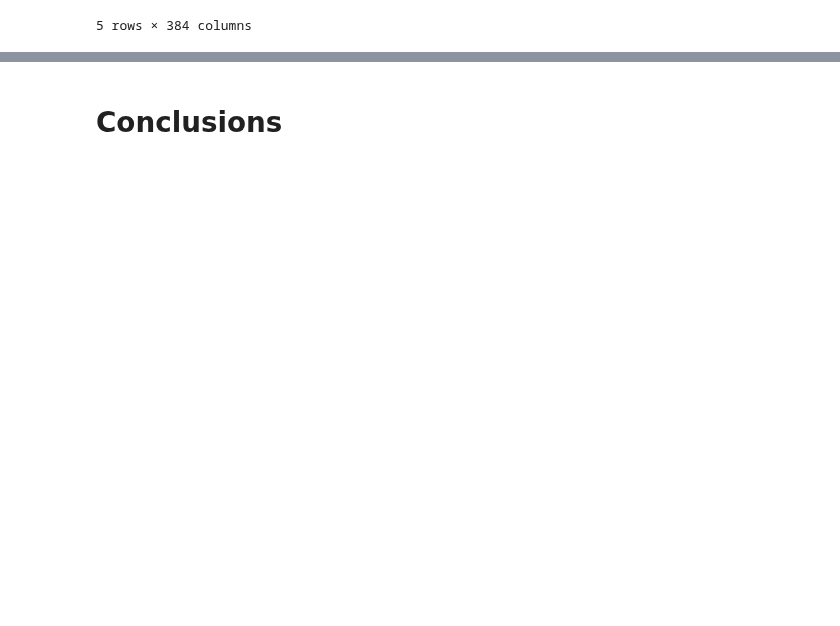
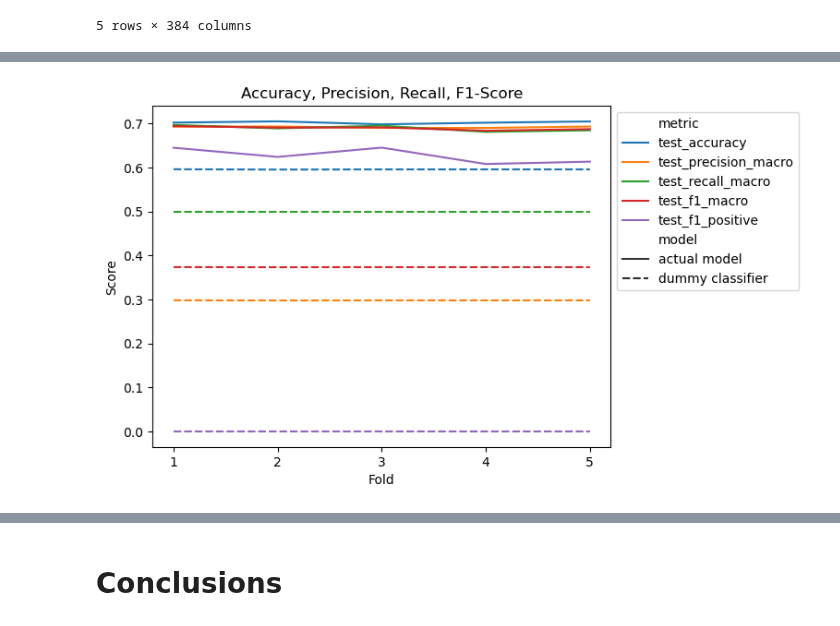
Before and after one commit to g-fabiani4-unipi/txa_project, a Jupyter notebook: src/Classification_with_word_embeddings.ipynb, the cells around one changed output, grey strips where cells are left out. Drawn from its saved outputs; the diff is of its cells as text; code cells hidden in the pictures; blank space fills up the shorter version.

Commit message:
Update Classification_with_word_embeddings.ipynb
Added contextual word embeddings

```diff
--- a/src/Classification_with_word_embeddings.ipynb
+++ b/src/Classification_with_word_embeddings.ipynb
@@ -670,0 +690,4 @@ plt.show()
+# %%
+train_X = embeddings_df #overwrite features
+# %%
+pipeline.fit(train_X, train_Y)
@@ -670,0 +698,5 @@ plt.show()
+# %%
+scores = cross_validate(pipeline, train_X, train_Y, scoring=scoring, cv=splitter)
+print("----------MODEL [CVS]----------")
+print("Mean macro-f1:", np.mean(scores['test_f1_macro']).round(3))
+print("Standard deviation macro-f1:", np.std(scores['test_f1_macro']).round(3))
@@ -670,0 +717,20 @@ plt.show()
+# %%
+scores_df = pd.DataFrame(scores)
+scores_df['model'] = 'actual model'
+scores_df['iteration'] = list(range(1, 6))
+baselines_scores_df = pd.DataFrame(baselines_scores)
+baselines_scores_df['model'] = 'dummy classifier'
+baselines_scores_df['iteration'] = list(range(1, 6))
+
+scores_df = pd.concat([scores_df, baselines_scores_df]).drop(['fit_time', 'score_time'], axis=1)
+scores_df_long = pd.melt(scores_df, id_vars=['model', 'iteration'], var_name='metric')
+# %%
+sns.lineplot(scores_df_long, x='iteration', y='value', hue='metric', style='model')
+plt.xticks(list(range(1, 6)))
+plt.xlabel("Fold")
+plt.ylabel("Score")
+plt.title("Accuracy, Precision, Recall, F1-Score")
+plt.legend(loc='upper left', bbox_to_anchor=(1, 1))
+plt.show()
+# %% [output]
+[figure, added]
```
Also changed, not shown: parts of 29 cells of this notebook.
